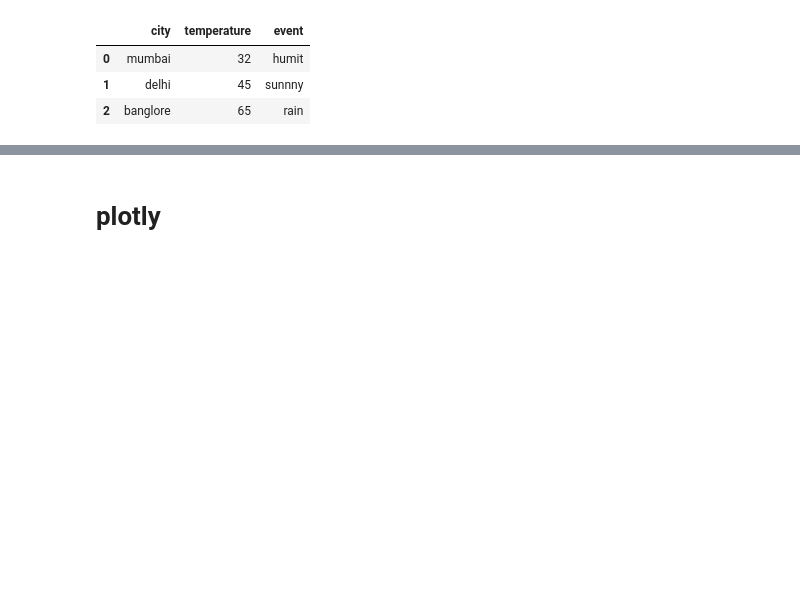
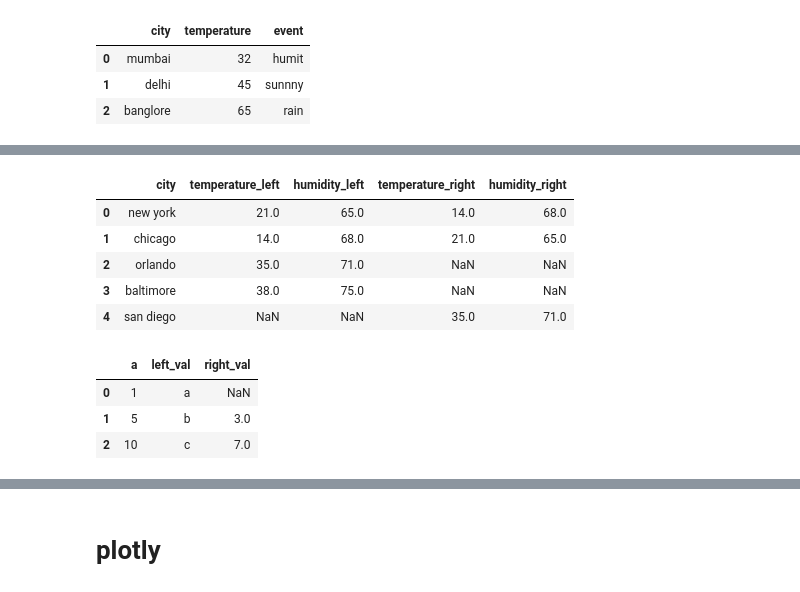
Before and after one commit to Ndeep/basic-s-of-pandas, a Jupyter notebook: pandas 1.ipynb, the cells around one changed output, grey strips where cells are left out. Cells and saved outputs as stored; diff of their text form; code cells hidden in the pictures; blank space fills up the shorter version.

```diff
--- a/pandas 1.ipynb
+++ b/pandas 1.ipynb
@@ -367,0 +398,34 @@ df_c2
+# %%
+#if both data frame has same columns
+df1_m = pd.DataFrame({
+    "city": ["new york","chicago","orlando", "baltimore"],
+    "temperature": [21,14,35,38],
+    "humidity": [65,68,71, 75]
+})
+df2_m= pd.DataFrame({
+    "city": ["chicago","new york","san diego"],
+    "temperature": [21,14,35],
+    "humidity": [65,68,71]
+})
+dfm=pd.merge(df1_m,df2_m,on='city',how='outer',suffixes=('_left','_right'))
+dfm
+pd.merge_asof
+# %% [output]
+|  | city | temperature_left | humidity_left | temperature_right | humidity_right |
+| 0 | new york | 21.0 | 65.0 | 14.0 | 68.0 |
+| 1 | chicago | 14.0 | 68.0 | 21.0 | 65.0 |
+| 2 | orlando | 35.0 | 71.0 | NaN | NaN |
+| 3 | baltimore | 38.0 | 75.0 | NaN | NaN |
+| 4 | san diego | NaN | NaN | 35.0 | 71.0 |
+# %%
+#Perform an asof merge. This is similar to a left-join except that we match on nearest key rather than equal keys.
+left = pd.DataFrame({'a': [1, 5, 10], 'left_val': ['a', 'b', 'c']})
+right = pd.DataFrame({'a': [1, 2, 3, 6, 7],'right_val': [1, 2, 3, 6, 7]})
+df_lf=pd.merge_asof(left,right,on='a',allow_exact_matches=False)
+#in merge_asof we can exclude exact match using keyword-->allow_exact_matches=False
+df_lf
+# %% [output]
+|  | a | left_val | right_val |
+| 0 | 1 | a | NaN |
+| 1 | 5 | b | 3.0 |
+| 2 | 10 | c | 7.0 |
```
Also changed, not shown: parts of 9 cells of this notebook, 3 other files.
